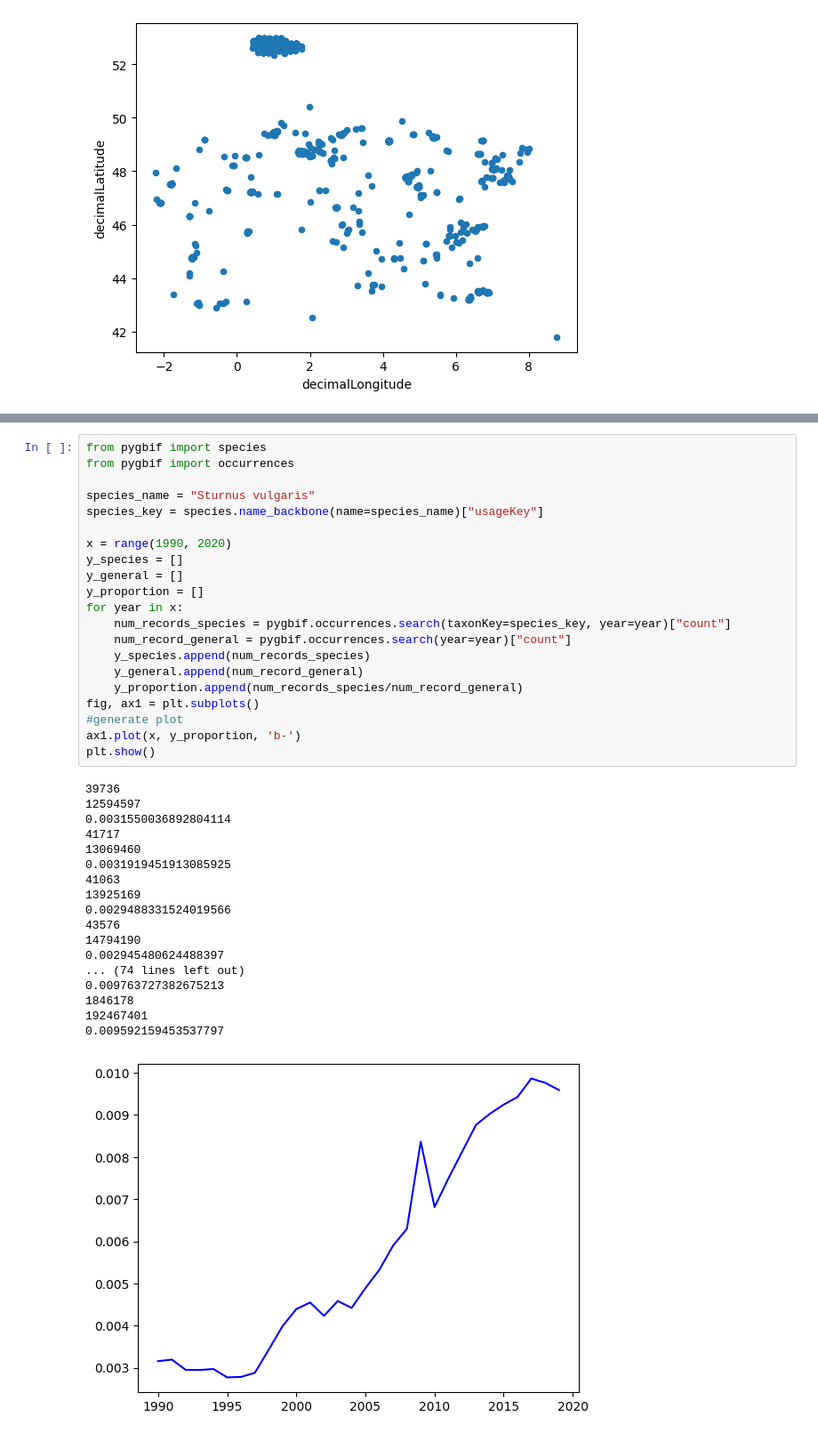
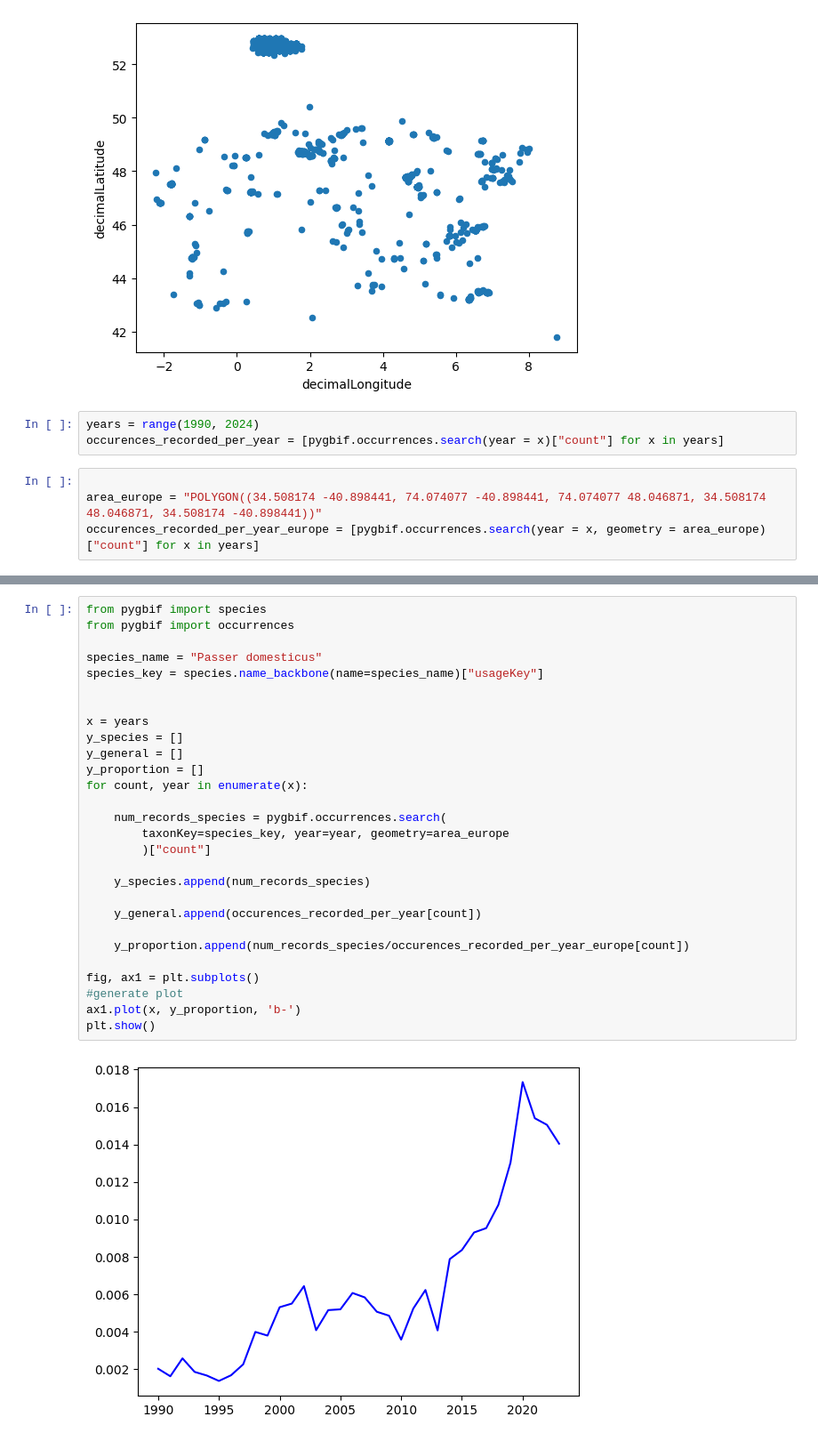
Before and after one commit to CatraMyBeloved/climate-biodiversity, a Jupyter notebook: notebooks/eda_biodiv.ipynb, the cells around one changed output, grey strips where cells are left out. Shown at 89% size. Saved outputs shown, nothing was run; the diff lists cells and outputs as text.

```diff
--- a/notebooks/eda_biodiv.ipynb
+++ b/notebooks/eda_biodiv.ipynb
@@ -26,6 +26,13 @@ Index(['gbifID', 'datasetKey', 'occurrenceID', 'kingdom', 'phylum', 'class',
        'mediaType', 'issue'],
       dtype='object')
 [figure]
+# %%
+years = range(1990, 2024)
+occurences_recorded_per_year = [pygbif.occurrences.search(year = x)["count"] for x in years]
+# %%
+
+area_europe = "POLYGON((34.508174 -40.898441, 74.074077 -40.898441, 74.074077 48.046871, 34.508174 48.046871, 34.508174 -40.898441))"
+occurences_recorded_per_year_europe = [pygbif.occurrences.search(year = x, geometry = area_europe)["count"] for x in years]
 # %%
 relevant_data = data[["gbifID", "kingdom", "phylum", "class", "order", "family", "genus", "species", "countryCode", "occurrenceStatus", "decimalLatitude", "decimalLongitude", "day", "month", "year", "recordedBy"]]
 
@@ -82,40 +98,30 @@ plt.show()
 # %%
 from pygbif import species
 from pygbif import occurrences
 
-species_name = "Sturnus vulgaris"
+species_name = "Passer domesticus"
 species_key = species.name_backbone(name=species_name)["usageKey"]
 
-x = range(1990, 2020)
+
+x = years
 y_species = []
 y_general = []
 y_proportion = []
-for year in x:
-    num_records_species = pygbif.occurrences.search(taxonKey=species_key, year=year)["count"]
-    num_record_general = pygbif.occurrences.search(year=year)["count"]
+for count, year in enumerate(x):
+
+    num_records_species = pygbif.occurrences.search(
+        taxonKey=species_key, year=year, geometry=area_europe
+        )["count"]
+
     y_species.append(num_records_species)
-    y_general.append(num_record_general)
-    y_proportion.append(num_records_species/num_record_general)
+
+    y_general.append(occurences_recorded_per_year[count])
+
+    y_proportion.append(num_records_species/occurences_recorded_per_year_europe[count])
+
 fig, ax1 = plt.subplots()
 #generate plot
 ax1.plot(x, y_proportion, 'b-')
 plt.show()
 # %% [output]
-39736
-12594597
-0.0031550036892804114
-41717
-13069460
-0.0031919451913085925
-41063
-13925169
-0.0029488331524019566
-43576
-14794190
-0.002945480624488397
-... (74 lines left out)
-0.009763727382675213
-1846178
-192467401
-0.009592159453537797
-[figure, old version]
+[figure, new version]
```
Also changed, not shown: parts of 9 cells of this notebook, 3 other files.
